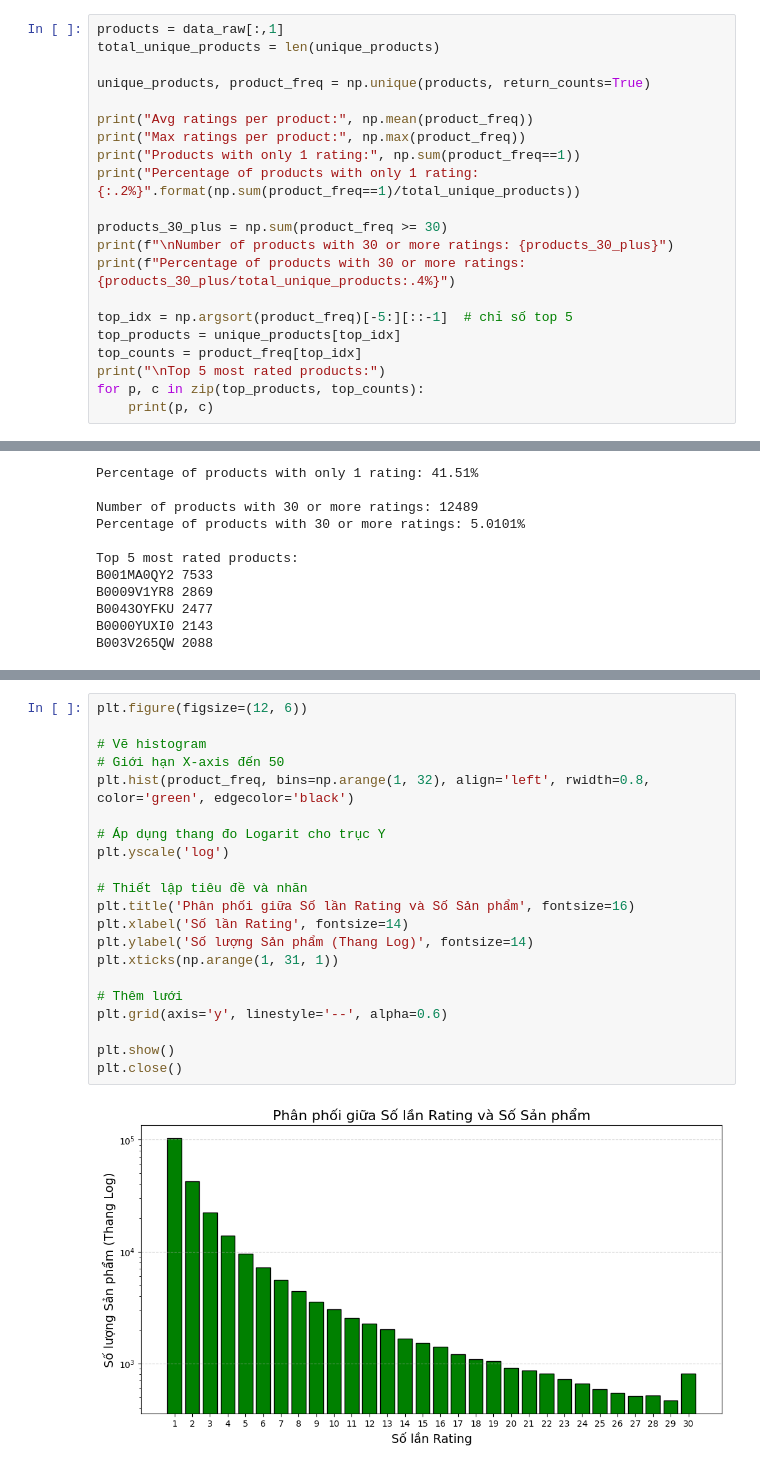
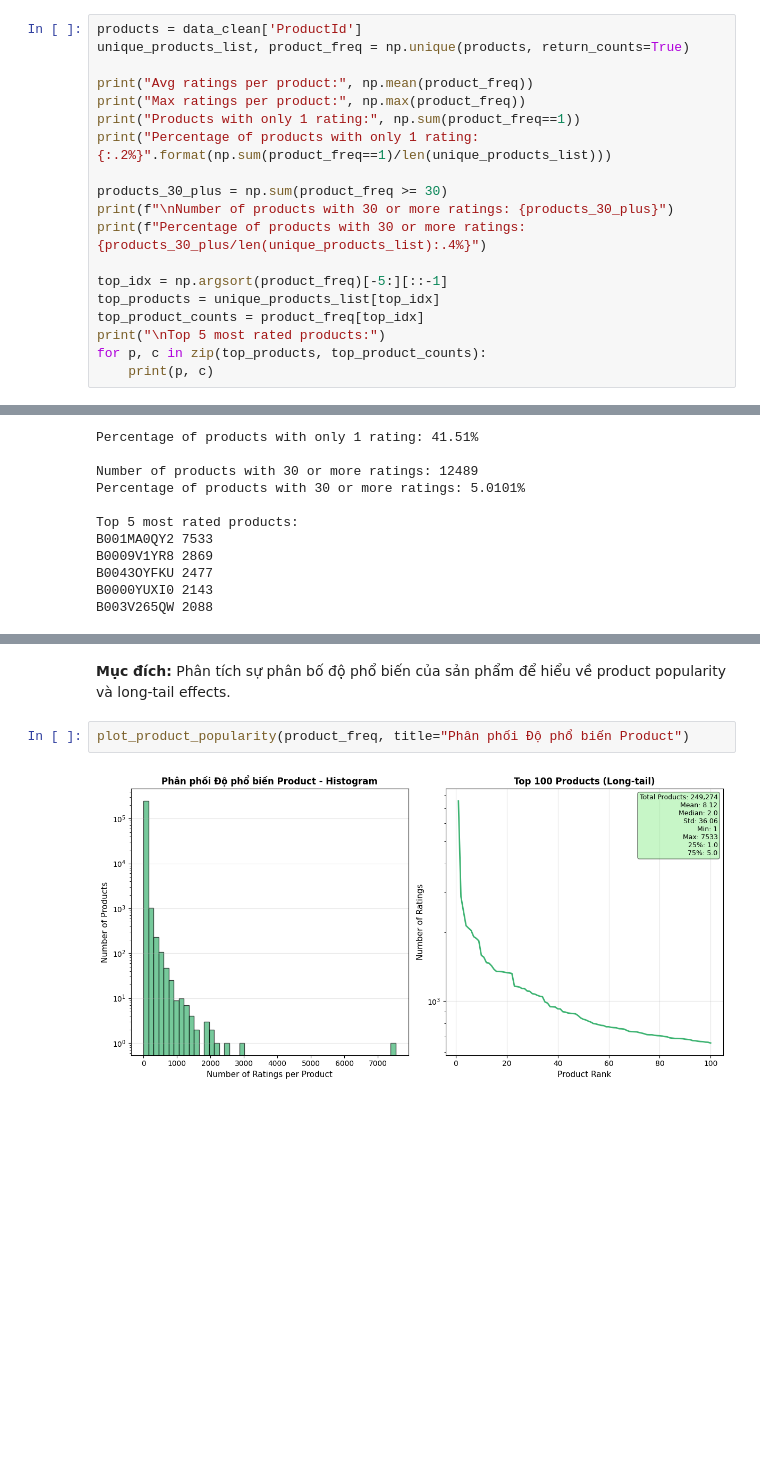
Before and after one commit to Hutaph/amazon-recommender-system, a Jupyter notebook: notebooks/01_data_exploration.ipynb, the cells around one changed output, grey strips where cells are left out. Cells and saved outputs as stored; diff of their text form; blank space fills up the shorter version.

```diff
--- a/notebooks/01_data_exploration.ipynb
+++ b/notebooks/01_data_exploration.ipynb
@@ -263,23 +229,21 @@ Biểu đồ Top 10 này đại diện cho phần đầu nhọn của Long Tail
 # %%
-products = data_raw[:,1]
-total_unique_products = len(unique_products)
-
-unique_products, product_freq = np.unique(products, return_counts=True)
+products = data_clean['ProductId']
+unique_products_list, product_freq = np.unique(products, return_counts=True)
 
 print("Avg ratings per product:", np.mean(product_freq))
 print("Max ratings per product:", np.max(product_freq))
 print("Products with only 1 rating:", np.sum(product_freq==1))
-print("Percentage of products with only 1 rating: {:.2%}".format(np.sum(product_freq==1)/total_unique_products))
+print("Percentage of products with only 1 rating: {:.2%}".format(np.sum(product_freq==1)/len(unique_products_list)))
 
 products_30_plus = np.sum(product_freq >= 30)
 print(f"\nNumber of products with 30 or more ratings: {products_30_plus}")
-print(f"Percentage of products with 30 or more ratings: {products_30_plus/total_unique_products:.4%}")
+print(f"Percentage of products with 30 or more ratings: {products_30_plus/len(unique_products_list):.4%}")
 
-top_idx = np.argsort(product_freq)[-5:][::-1]  # chỉ số top 5
-top_products = unique_products[top_idx]
-top_counts = product_freq[top_idx]
+top_idx = np.argsort(product_freq)[-5:][::-1]
+top_products = unique_products_list[top_idx]
+top_product_counts = product_freq[top_idx]
 print("\nTop 5 most rated products:")
-for p, c in zip(top_products, top_counts):
+for p, c in zip(top_products, top_product_counts):
     print(p, c)
 # %% [output]
 Avg ratings per product: 8.115848423822781
@@ -307,24 +269,7 @@ B003V265QW 2088
+# %% [markdown]
+**Mục đích:** Phân tích sự phân bố độ phổ biến của sản phẩm để hiểu về product popularity và long-tail effects.
 # %%
-plt.figure(figsize=(12, 6))
-
-# Vẽ histogram
-# Giới hạn X-axis đến 50
-plt.hist(product_freq, bins=np.arange(1, 32), align='left', rwidth=0.8, color='green', edgecolor='black')
-
-# Áp dụng thang đo Logarit cho trục Y
-plt.yscale('log')
-
-# Thiết lập tiêu đề và nhãn
-plt.title('Phân phối giữa Số lần Rating và Số Sản phẩm', fontsize=16)
-plt.xlabel('Số lần Rating', fontsize=14)
-plt.ylabel('Số lượng Sản phẩm (Thang Log)', fontsize=14)
-plt.xticks(np.arange(1, 31, 1))
-
-# Thêm lưới
-plt.grid(axis='y', linestyle='--', alpha=0.6)
-
-plt.show()
-plt.close()
+plot_product_popularity(product_freq, title="Phân phối Độ phổ biến Product")
 # %% [output]
-[figure, old version]
+[figure, new version]
 # %% [markdown]
```
Also changed, not shown: parts of 70 cells of this notebook, 10 other files.
